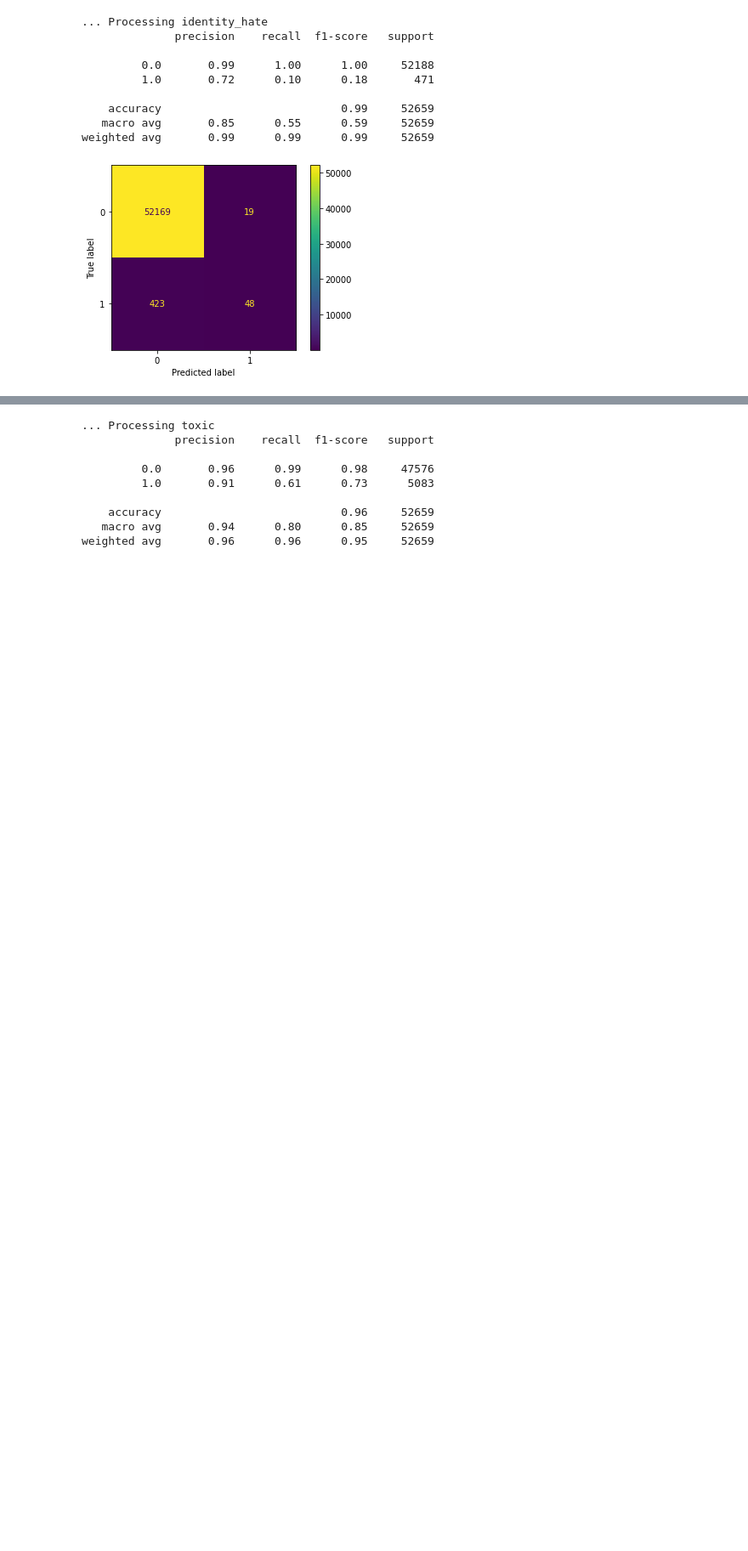
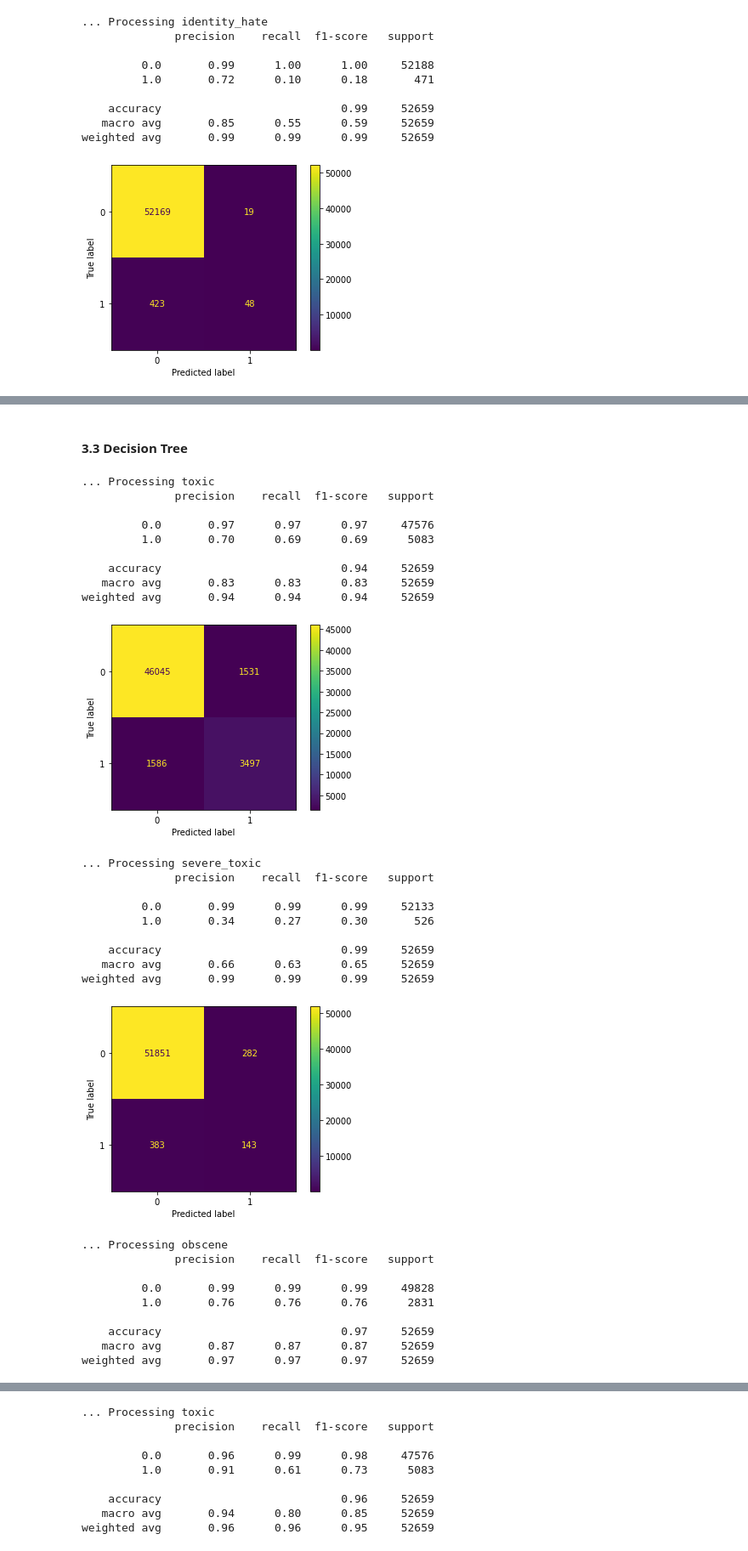
Before and after one commit to BrainTheos/uon-cci501-classification-mini-project, a Jupyter notebook: CCI501_classification_final.ipynb, the cells around one changed output, grey strips where cells are left out. Shown: that part at 85% size. Cells and saved outputs as stored; diff of their text form; code cells hidden in the pictures; blank space fills up the shorter version.

```diff
--- a/CCI501_classification_final.ipynb
+++ b/CCI501_classification_final.ipynb
@@ -266,0 +352,69 @@ weighted avg       0.99      0.99      0.99     52659
+# %% [markdown]
+#### 3.3 Decision Tree
+# %%
+# Decision Tree pipeline
+DT_pipeline = Pipeline([
+                ('tfidf', TfidfVectorizer(stop_words=stop_words)),
+                ('clf', OneVsRestClassifier(DecisionTreeClassifier())),
+            ])
+
+dt_train_accuracy = []
+dt_train_score_list = []
+
+dt_test_accuracy = []
+dt_score_list = []
+for category in categories:
+    print('... Processing {}'.format(category))
+    # train the model using X_dtm & y
+    DT_pipeline.fit(X_train, train[category])
+
+    # compute the training accuracy
+    pred_train = DT_pipeline.predict(X_train)
+    dt_train_accuracy.append(accuracy_score(train[category], pred_train))
+    dt_train_score = f1_score(train[category], pred_train)
+    dt_train_score_list.append(dt_train_score)
+
+    # compute the testing accuracy
+    prediction = DT_pipeline.predict(X_test)
+    dt_test_accuracy.append(accuracy_score(test[category], prediction))
+    score= f1_score(test[category], prediction)
+    dt_score_list.append(score)
+    cm = confusion_matrix(test[category], prediction)
+    disp = ConfusionMatrixDisplay(confusion_matrix=cm)
+    disp.plot()
+    print(classification_report(test[category], prediction))
+    plt.show()
+df_metrics_dt = pd.DataFrame(list(zip(dt_test_accuracy, dt_score_list)),
+               columns =['Test Accuracy', 'F1 Score'])
+df_train_metrics_dt = pd.DataFrame(list(zip(dt_train_accuracy, dt_train_score_list)),
+               columns =['Train Accuracy', 'F1 Score'])
+# %% [output]
+... Processing toxic
+              precision    recall  f1-score   support
+
+         0.0       0.97      0.97      0.97     47576
+         1.0       0.70      0.69      0.69      5083
+
+    accuracy                           0.94     52659
+   macro avg       0.83      0.83      0.83     52659
+weighted avg       0.94      0.94      0.94     52659
+[figure, added]
+... Processing severe_toxic
+              precision    recall  f1-score   support
+
+         0.0       0.99      0.99      0.99     52133
+         1.0       0.34      0.27      0.30       526
+
+    accuracy                           0.99     52659
+   macro avg       0.66      0.63      0.65     52659
+weighted avg       0.99      0.99      0.99     52659
+[figure, added]
+... Processing obscene
+              precision    recall  f1-score   support
+
+         0.0       0.99      0.99      0.99     49828
+         1.0       0.76      0.76      0.76      2831
+
+    accuracy                           0.97     52659
+   macro avg       0.87      0.87      0.87     52659
+weighted avg       0.97      0.97      0.97     52659
```
Also changed, not shown: parts of 38 cells of this notebook.
